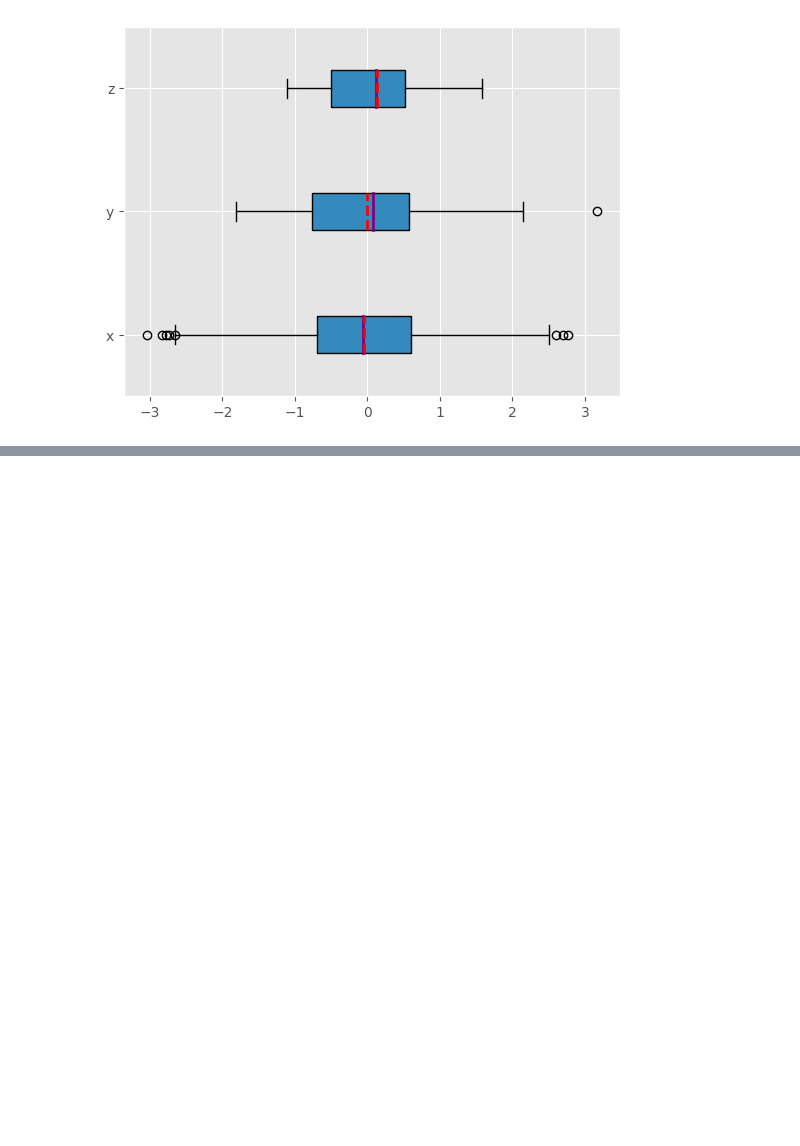
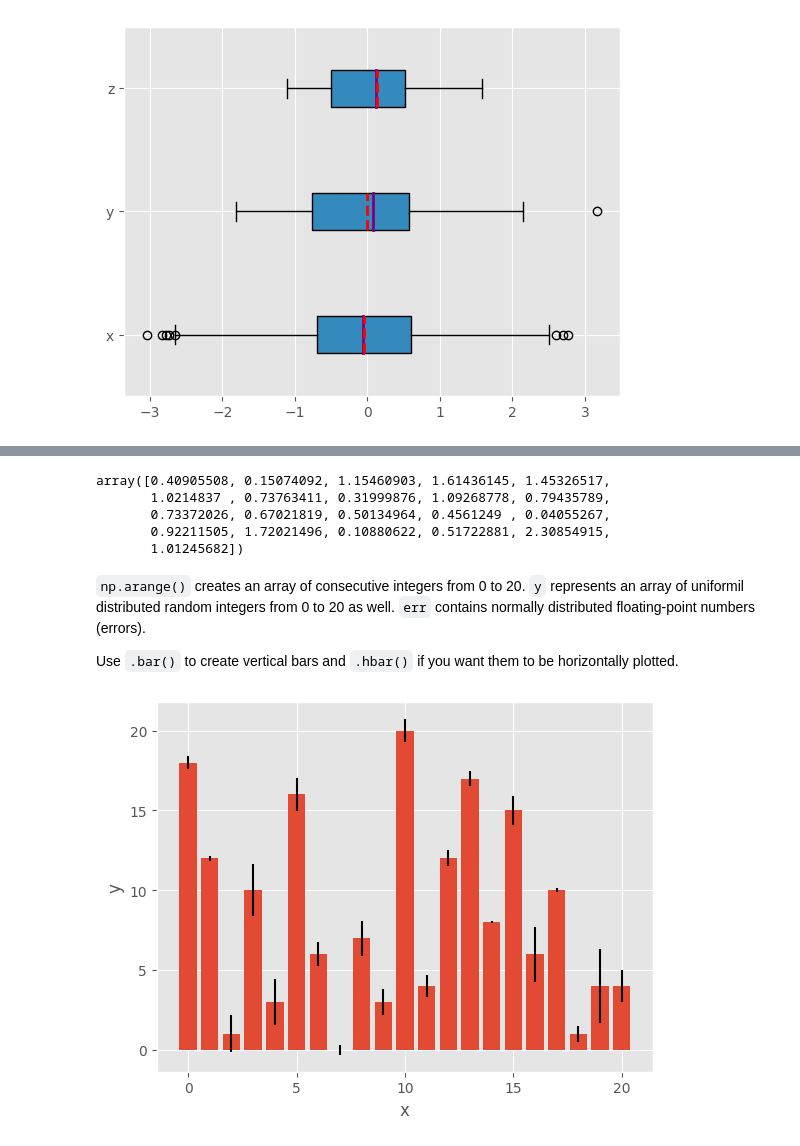
Before and after one commit to felipesebben/math_for_ds, a Jupyter notebook: statistics_fundamentals/1_statistics_fundamentals.ipynb, the cells around one changed output, grey strips where cells are left out. Saved outputs shown, nothing was run; the diff lists cells and outputs as text; code cells hidden in the pictures; blank space fills up the shorter version.

```diff
--- a/statistics_fundamentals/1_statistics_fundamentals.ipynb
+++ b/statistics_fundamentals/1_statistics_fundamentals.ipynb
@@ -1386,0 +1444,23 @@ plt.show()
+# %%
+x = np.arange(21)
+y = np.random.randint(21, size=21)
+err = abs(np.random.randn(21))
+# %%
+err
+# %% [output]
+array([0.40905508, 0.15074092, 1.15460903, 1.61436145, 1.45326517,
+       1.0214837 , 0.73763411, 0.31999876, 1.09268778, 0.79435789,
+       0.73372026, 0.67021819, 0.50134964, 0.4561249 , 0.04055267,
+       0.92211505, 1.72021496, 0.10880622, 0.51722881, 2.30854915,
+       1.01245682])
+# %% [markdown]
+<p><code>np.arange()</code> creates an array of consecutive integers from 0 to 20. <code>y</code> represents an array of uniformil distributed random integers from 0 to 20 as well. <code>err</code> contains normally distributed floating-point numbers (errors).</p>
+<p>Use <code>.bar()</code> to create vertical bars and <code>.hbar()</code> if you want them to be horizontally plotted.</p>
+# %%
+fig, ax = plt.subplots()
+ax.bar(x, y, yerr=err)
+ax.set_xlabel('x')
+ax.set_ylabel('y')
+plt.show()
+# %% [output]
+[figure, added]
```
Also changed, not shown: parts of 19 cells of this notebook.
